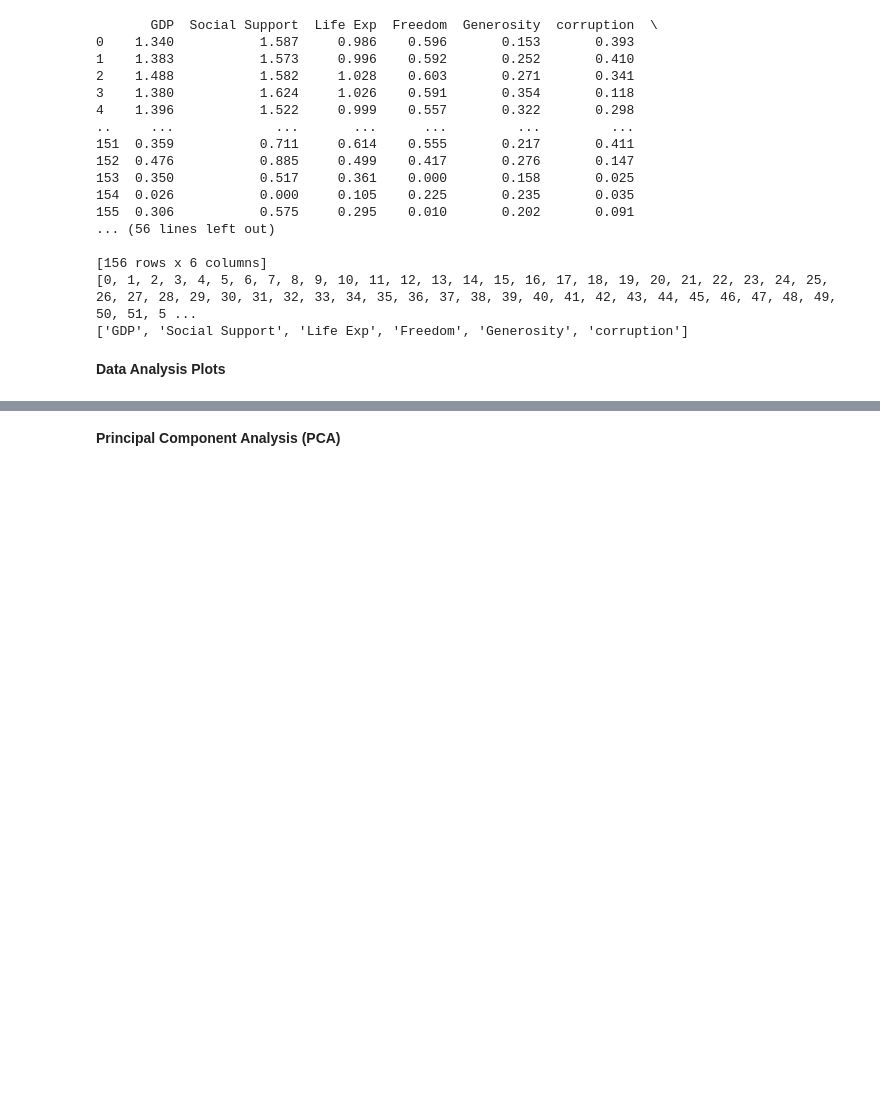
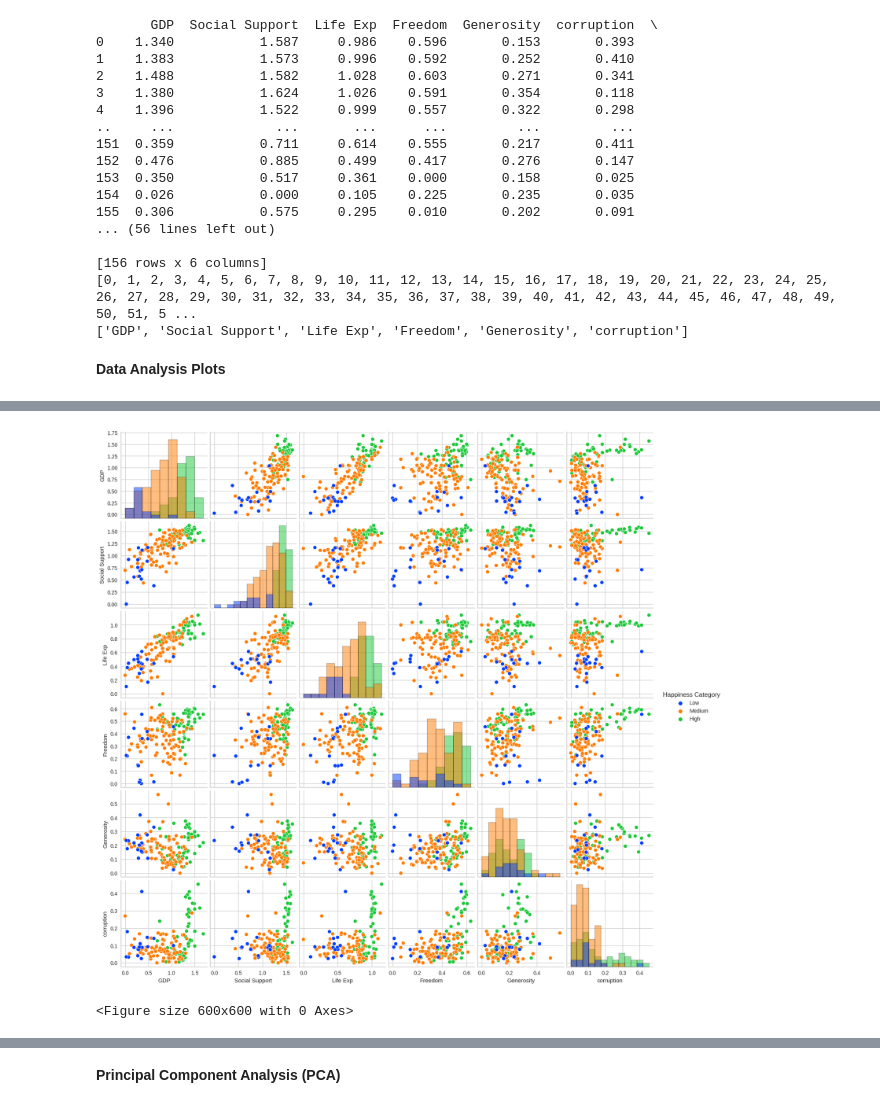
Before and after one commit to SSProma/6220-Sabrina-Shakhawat, a Jupyter notebook: INSE_6220_Project_40266939.ipynb, the cells around one changed output, grey strips where cells are left out. Saved outputs shown, nothing was run; the diff lists cells and outputs as text; code cells hidden in the pictures; blank space fills up the shorter version.

```diff
--- a/INSE_6220_Project_40266939.ipynb
+++ b/INSE_6220_Project_40266939.ipynb
@@ -214,0 +148,11 @@ Setting a gradient palette using color= is deprecated and will be removed in ver
+# %%
+#Exploratory Data Analysis
+
+#creating Pair plot
+sns.pairplot(df, hue='Happiness Category', diag_kind='hist',palette='bright')
+plt.figure(figsize=(6, 6))
+plt.tight_layout()
+plt.show()
+# %% [output]
+[figure, added]
+<Figure size 600x600 with 0 Axes>
```
Also changed, not shown: parts of 6 cells of this notebook.
